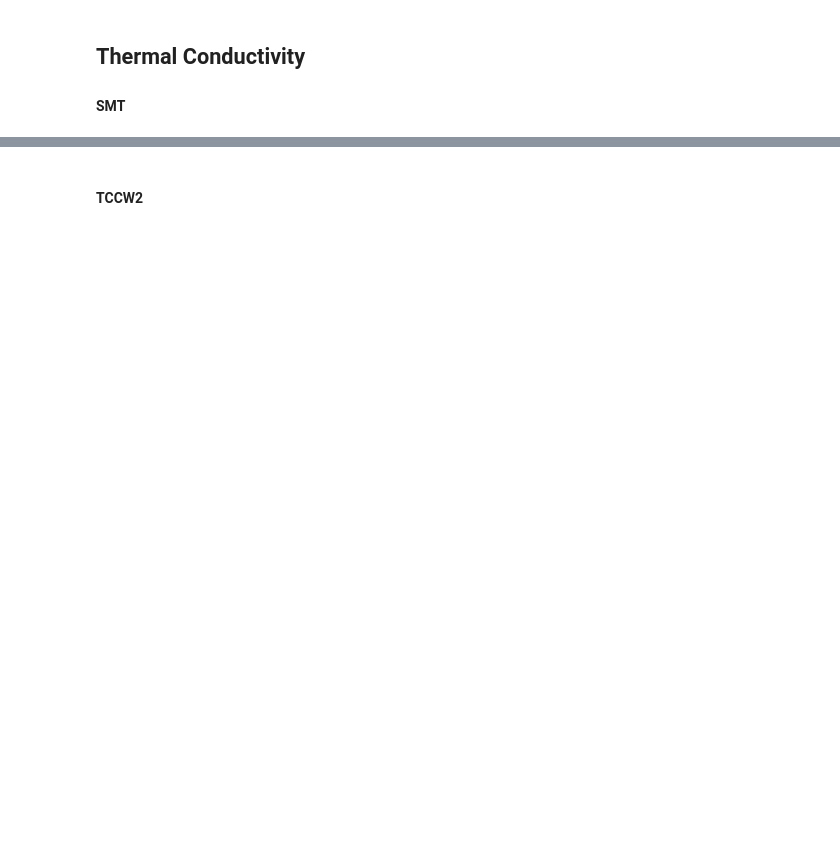
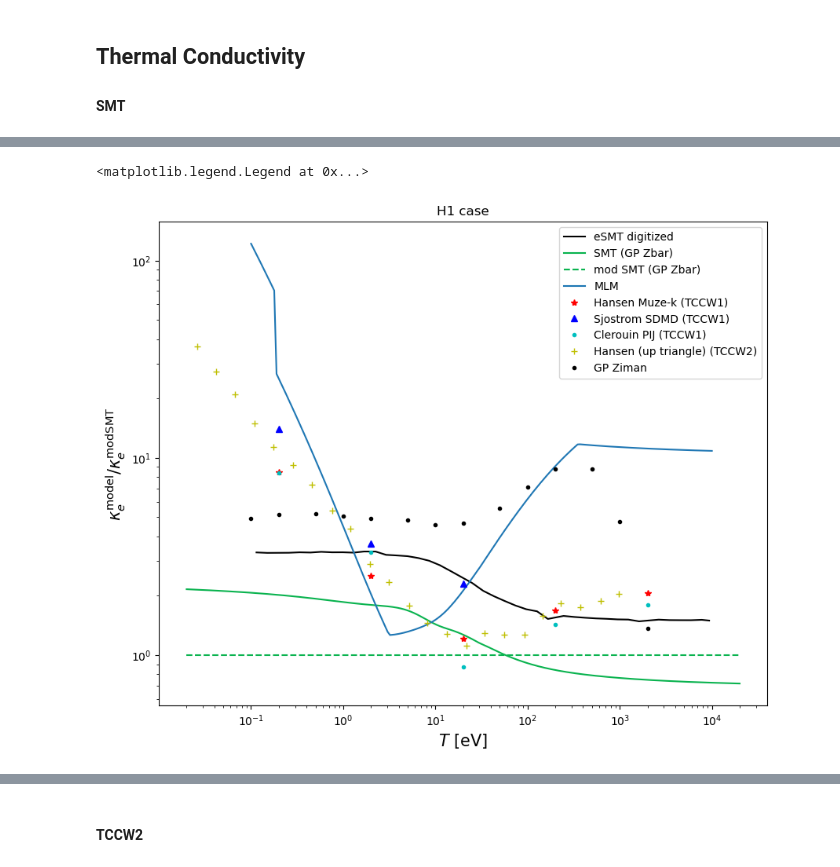
Before and after one commit to ZachAJohnson/SMT, a Jupyter notebook: examples/Example_1.ipynb, the cells around one changed output, grey strips where cells are left out. Cells and saved outputs as stored; diff of their text form; code cells hidden in the pictures; blank space fills up the shorter version.

```diff
--- a/examples/Example_1.ipynb
+++ b/examples/Example_1.ipynb
@@ -303,2 +307,42 @@ np.array([T_AU_list*AU_to_eV ,κe_list_cgs* (AU_to_J/AU_to_erg) / (1e-3*AU_to_eV
+# %%
+from scipy.interpolate import interp1d
+SMT_func = lambda T_eV: interp1d(κ_data_GPZbar['T[eV]'], κ_data_GPZbar['κe[W/(keVcm)](modSMT)'], bounds_error=False, fill_value=np.nan)(T_eV)
+
+fig, ax = plt.subplots( facecolor='white', figsize=(10,8))
+
+AU_to_ergpercmsK = AU_to_erg/(AU_to_cm*AU_to_s*AU_to_K)
+AU_to_WpercmKeV  = AU_to_J/AU_to_s / (AU_to_cm*AU_to_eV/1000)
+ergpercmsK_to_WpercmKeV = AU_to_WpercmKeV/AU_to_ergpercmsK
+
+colors=['#0AB34F', '#bf009f', '#00abc3', '#8e92c5', '#cc7014', '#e32851']
+
+
+# Plot digitized eSMT data
+ax.plot(κ_data_e3b['T[eV]'], κ_data_e3b['κ[erg/cm/s/K]']*ergpercmsK_to_WpercmKeV/SMT_func(κ_data_e3b['T[eV]']),'k-', label="eSMT digitized")
+ax.plot(κ_data_GPZbar['T[eV]'], κ_data_GPZbar['κe[W/(keVcm)](SMT)']/SMT_func(κ_data_GPZbar['T[eV]']), label="SMT (GP Zbar)",color=colors[0])
+ax.plot(κ_data_GPZbar['T[eV]'], κ_data_GPZbar['κe[W/(keVcm)](modSMT)']/SMT_func(κ_data_GPZbar['T[eV]']),color=colors[0],linestyle='--', label="mod SMT (GP Zbar)")
+ax.plot(MLM_data['T[eV]'], MLM_data['κe[W/cm-KeV]']/SMT_func(MLM_data['T[eV]']), label="MLM")
+ax.plot(TTCW1_Hansen_Muzek_data['T[eV]'], TTCW1_Hansen_Muzek_data['κe[erg/s/cm/K]']*ergpercmsK_to_WpercmKeV/SMT_func(TTCW1_Hansen_Muzek_data['T[eV]']),'r*', label="Hansen Muze-k (TCCW1)")
+ax.plot(TTCW1_Sjostrom_data['T[eV]'], TTCW1_Sjostrom_data['κe[erg/s/cm/K]']*ergpercmsK_to_WpercmKeV/SMT_func(TTCW1_Sjostrom_data['T[eV]']),'b^', label="Sjostrom SDMD (TCCW1)")
+ax.plot(TTCW1_Clerouin_PIJ_data['T[eV]'], TTCW1_Clerouin_PIJ_data['κe[erg/s/cm/K]']*ergpercmsK_to_WpercmKeV/SMT_func(TTCW1_Clerouin_PIJ_data['T[eV]']),'c.', label="Clerouin PIJ (TCCW1)")
+ax.plot(TTCW2_Hansen_data['T[eV]'], TTCW2_Hansen_data['κe[erg/cm/s/K]']*ergpercmsK_to_WpercmKeV/SMT_func(TTCW2_Hansen_data['T[eV]']),'y+', label="Hansen (up triangle) (TCCW2)")
+ax.plot(GP_Ziman_data['Te(eV)'], GP_Ziman_data['k_th']*AU_to_ergpercmsK*ergpercmsK_to_WpercmKeV/SMT_func(GP_Ziman_data['Te(eV)']),'k.', label="GP Ziman ")
+
+# ax.plot(T_AU_list*AU_to_eV, κe_list_cgs*ergpercmsK_to_WpercmKeV, label='SMT')
+# ax.plot(T_AU_list*AU_to_eV, κe_no_ee_list_cgs*ergpercmsK_to_WpercmKeV, 'r--',label='SMT (no ee)')
+
+ax.set_ylabel(r"$\kappa_e^{\rm model}/\kappa_e^{\rm mod SMT}$", fontsize=15)
+ax.set_xlabel(r"$T$ [eV]", fontsize=15)
+
+# Scales
+ax.set_yscale('log')
+ax.set_xscale('log')
+ax.set_title("H1 case")
+
+# Legend
+ax.legend()
+# %% [output]
+<matplotlib.legend.Legend at 0x...>
+[figure, added]
 # %%
 25*smt.K_11_matrix[1:,1], - 20*smt.K_12_matrix[1:,1], 4*smt.K_13_matrix[1:,1]
```
Also changed, not shown: parts of 18 cells of this notebook, 1 other file.
